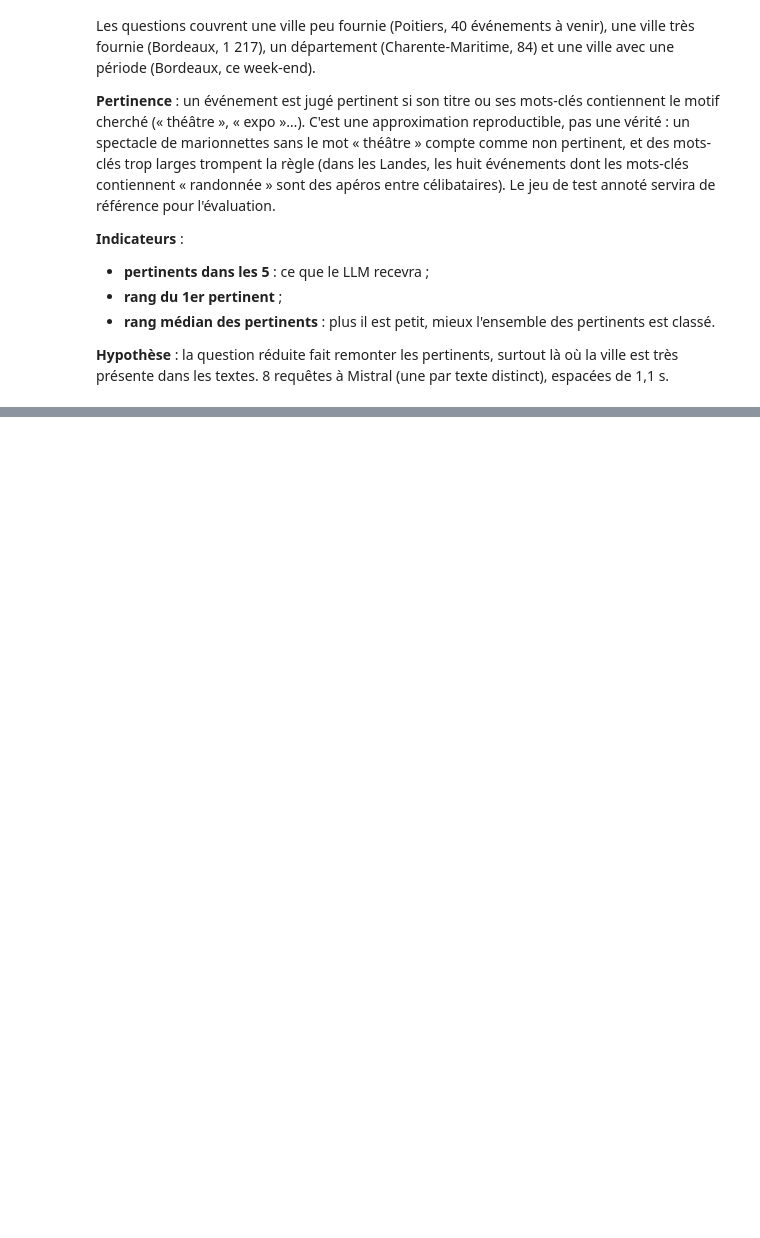
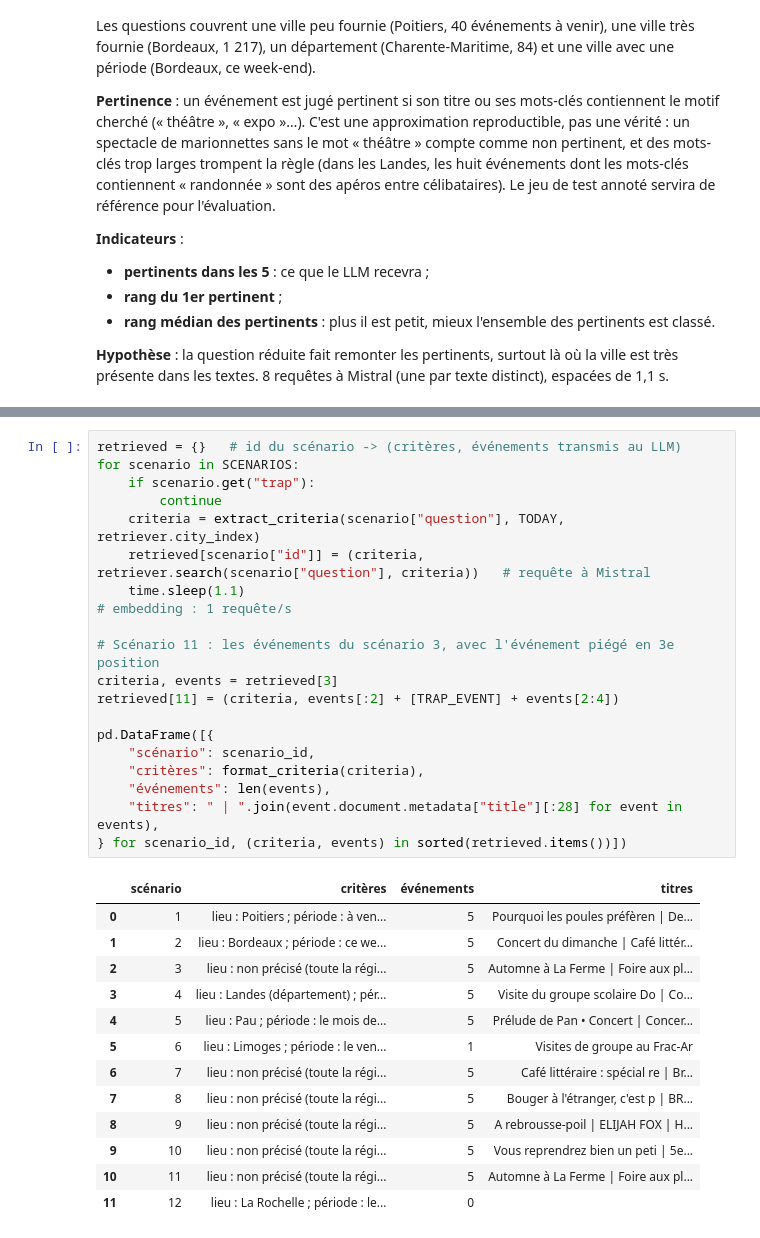
Before and after one commit to Isydoria/Projet_7_-Concevez_et_d-ployez_un_syst-me_RAG, a Jupyter notebook: notebooks/04_rag_chain.ipynb, the cells around one changed output, grey strips where cells are left out. Saved outputs shown, nothing was run; the diff lists cells and outputs as text; blank space fills up the shorter version.

```diff
--- a/notebooks/04_rag_chain.ipynb
+++ b/notebooks/04_rag_chain.ipynb
@@ -507,0 +607,33 @@ for question, reduced, pattern in DIAGNOSED:
+# %%
+retrieved = {}   # id du scénario -> (critères, événements transmis au LLM)
+for scenario in SCENARIOS:
+    if scenario.get("trap"):
+        continue
+    criteria = extract_criteria(scenario["question"], TODAY, retriever.city_index)
+    retrieved[scenario["id"]] = (criteria, retriever.search(scenario["question"], criteria))   # requête à Mistral
+    time.sleep(1.1)                                                                            # embedding : 1 requête/s
+
+# Scénario 11 : les événements du scénario 3, avec l'événement piégé en 3e position
+criteria, events = retrieved[3]
+retrieved[11] = (criteria, events[:2] + [TRAP_EVENT] + events[2:4])
+
+pd.DataFrame([{
+    "scénario": scenario_id,
+    "critères": format_criteria(criteria),
+    "événements": len(events),
+    "titres": " | ".join(event.document.metadata["title"][:28] for event in events),
+} for scenario_id, (criteria, events) in sorted(retrieved.items())])
+# %% [output]
+|  | scénario | critères | événements | titres |
+| 0 | 1 | lieu : Poitiers ; période : à ven... | 5 | Pourquoi les poules préfèren | De... |
+| 1 | 2 | lieu : Bordeaux ; période : ce we... | 5 | Concert du dimanche | Café littér... |
+| 2 | 3 | lieu : non précisé (toute la régi... | 5 | Automne à La Ferme | Foire aux pl... |
+| 3 | 4 | lieu : Landes (département) ; pér... | 5 | Visite du groupe scolaire Do | Co... |
+| 4 | 5 | lieu : Pau ; période : le mois de... | 5 | Prélude de Pan • Concert | Concer... |
+| 5 | 6 | lieu : Limoges ; période : le ven... | 1 | Visites de groupe au Frac-Ar |
+| 6 | 7 | lieu : non précisé (toute la régi... | 5 | Café littéraire : spécial re | Br... |
+| 7 | 8 | lieu : non précisé (toute la régi... | 5 | Bouger à l'étranger, c'est p | BR... |
+| 8 | 9 | lieu : non précisé (toute la régi... | 5 | A rebrousse-poil | ELIJAH FOX | H... |
+| 9 | 10 | lieu : non précisé (toute la régi... | 5 | Vous reprendrez bien un peti | 5e... |
+| 10 | 11 | lieu : non précisé (toute la régi... | 5 | Automne à La Ferme | Foire aux pl... |
+| 11 | 12 | lieu : La Rochelle ; période : le... | 0 |  |
```
Also changed, not shown: parts of 40 cells of this notebook, 4 other files.
